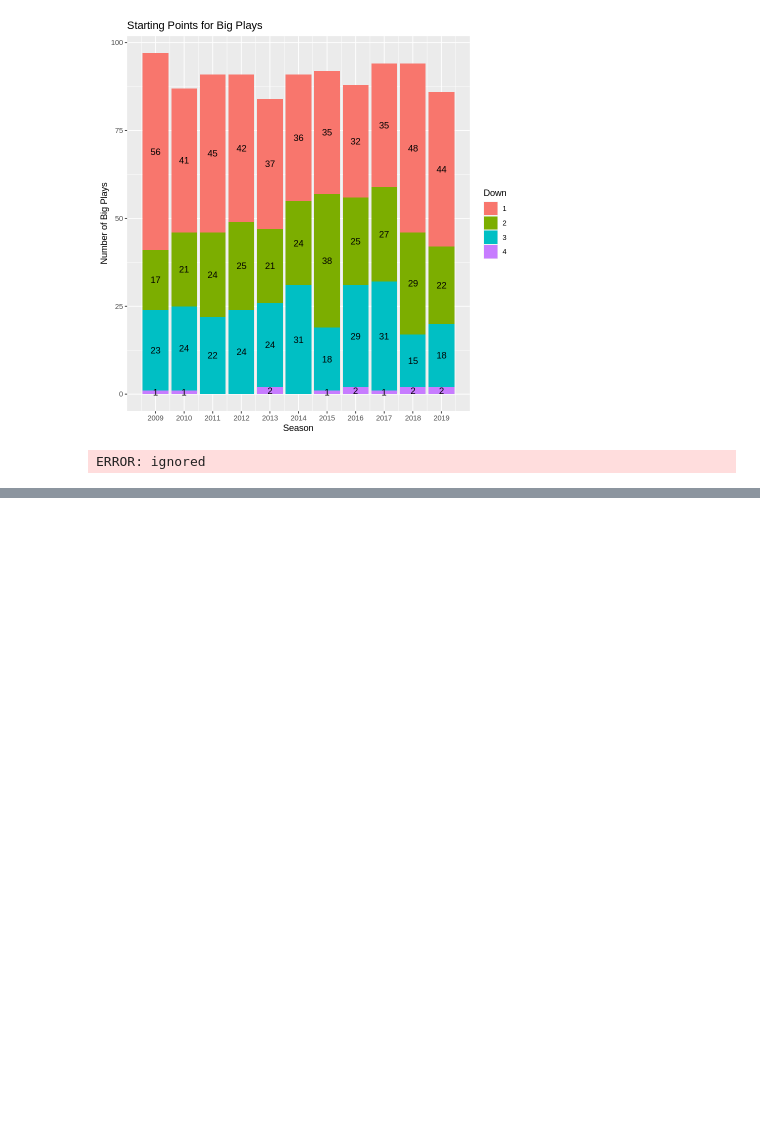
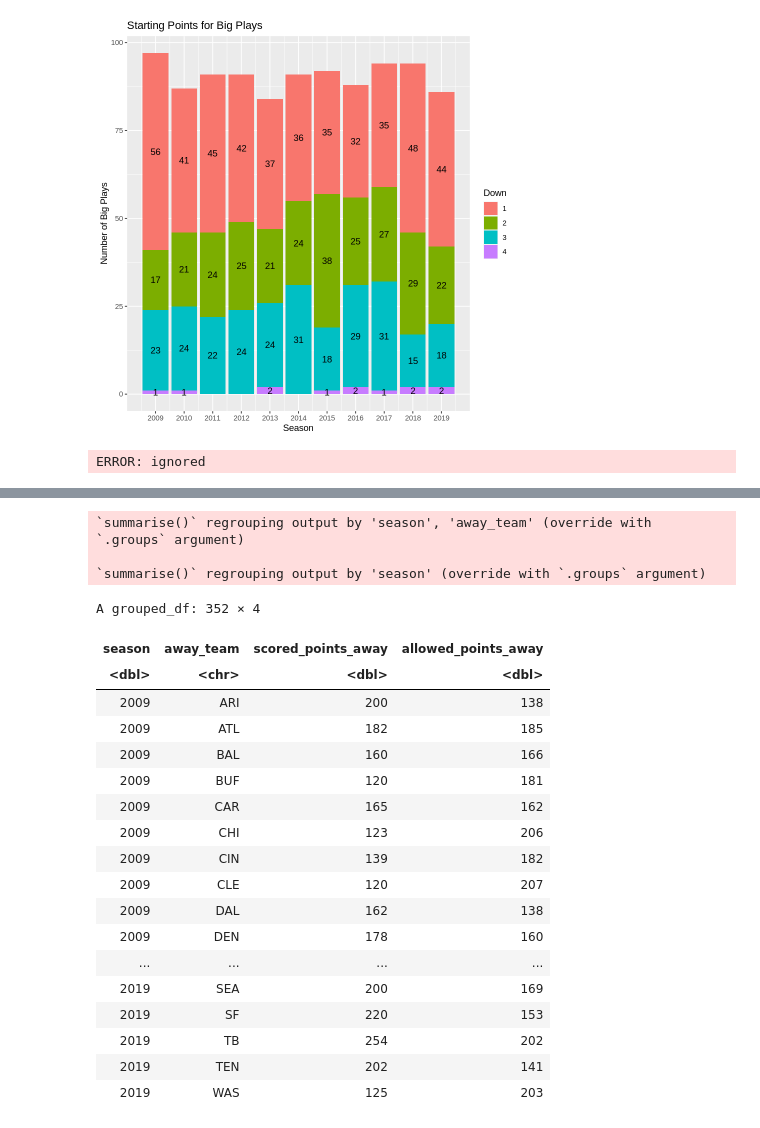
Before and after one commit to rennerm1/NFL-Data-Science-Project, a Jupyter notebook: Untitled6.ipynb, the cells around one changed output, grey strips where cells are left out. Cells and saved outputs as stored; diff of their text form; code cells hidden in the pictures; blank space fills up the shorter version.

```diff
--- a/Untitled6.ipynb
+++ b/Untitled6.ipynb
@@ -409,0 +455,32 @@ ERROR: ignored
+# %%
+points_scored_allowed_away_all <- pbp_all %>%
+ select(home_team, away_team, total_home_score, total_away_score, week, season) %>%
+ group_by(season,away_team, week,) %>%
+ summarize(scoreHome=max(total_home_score),scoreAway=max(total_away_score)) %>%
+ group_by(season,away_team) %>%
+ summarize(scored_points_away=sum(scoreAway),allowed_points_away=sum(scoreHome))
+
+points_scored_allowed_away_all
+# %% [output]
+`summarise()` regrouping output by 'season', 'away_team' (override with `.groups` argument)
+
+`summarise()` regrouping output by 'season' (override with `.groups` argument)
+A grouped_df: 352 × 4
+| season | away_team | scored_points_away | allowed_points_away |
+| <dbl> | <chr> | <dbl> | <dbl> |
+| 2009 | ARI | 200 | 138 |
+| 2009 | ATL | 182 | 185 |
+| 2009 | BAL | 160 | 166 |
+| 2009 | BUF | 120 | 181 |
+| 2009 | CAR | 165 | 162 |
+| 2009 | CHI | 123 | 206 |
+| 2009 | CIN | 139 | 182 |
+| 2009 | CLE | 120 | 207 |
+| 2009 | DAL | 162 | 138 |
+| 2009 | DEN | 178 | 160 |
+| ... | ... | ... | ... |
+| 2019 | SEA | 200 | 169 |
+| 2019 | SF | 220 | 153 |
+| 2019 | TB | 254 | 202 |
+| 2019 | TEN | 202 | 141 |
+| 2019 | WAS | 125 | 203 |
```
Also changed, not shown: parts of 7 cells of this notebook.
